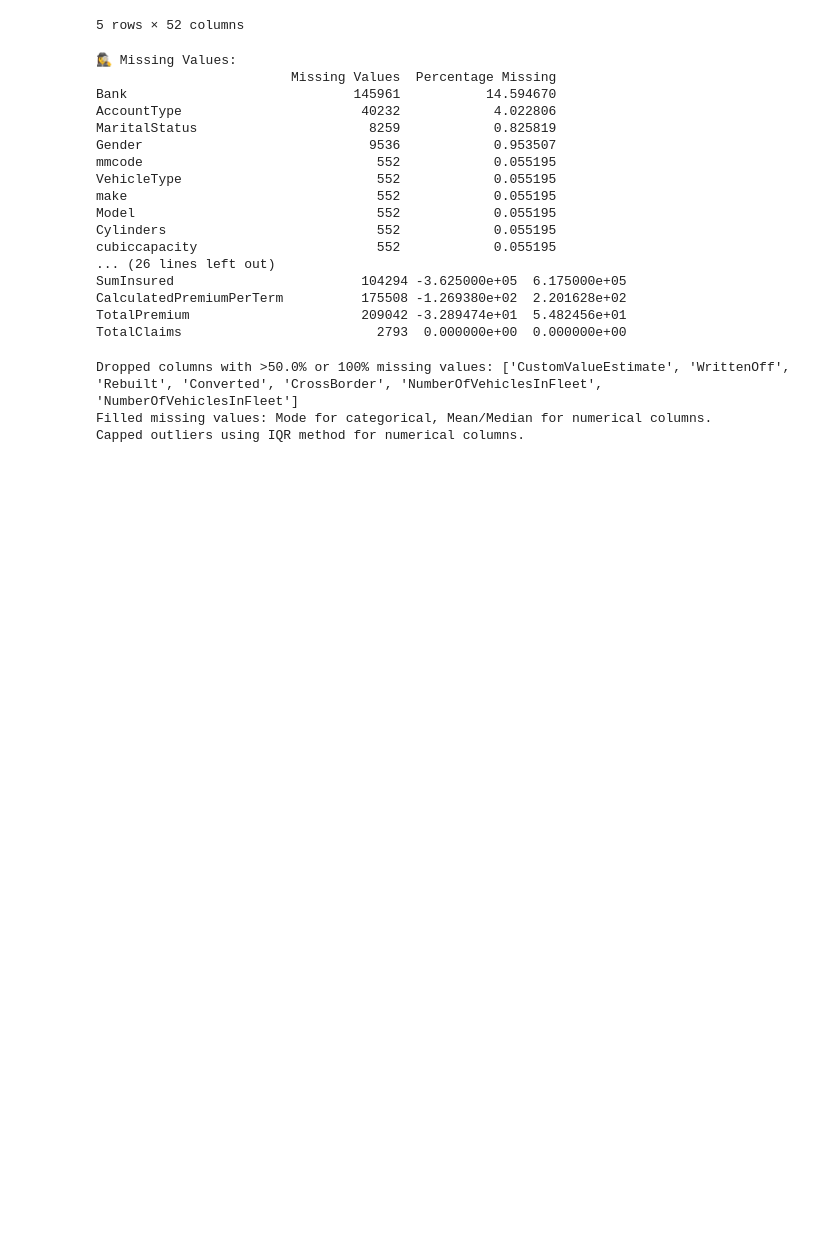
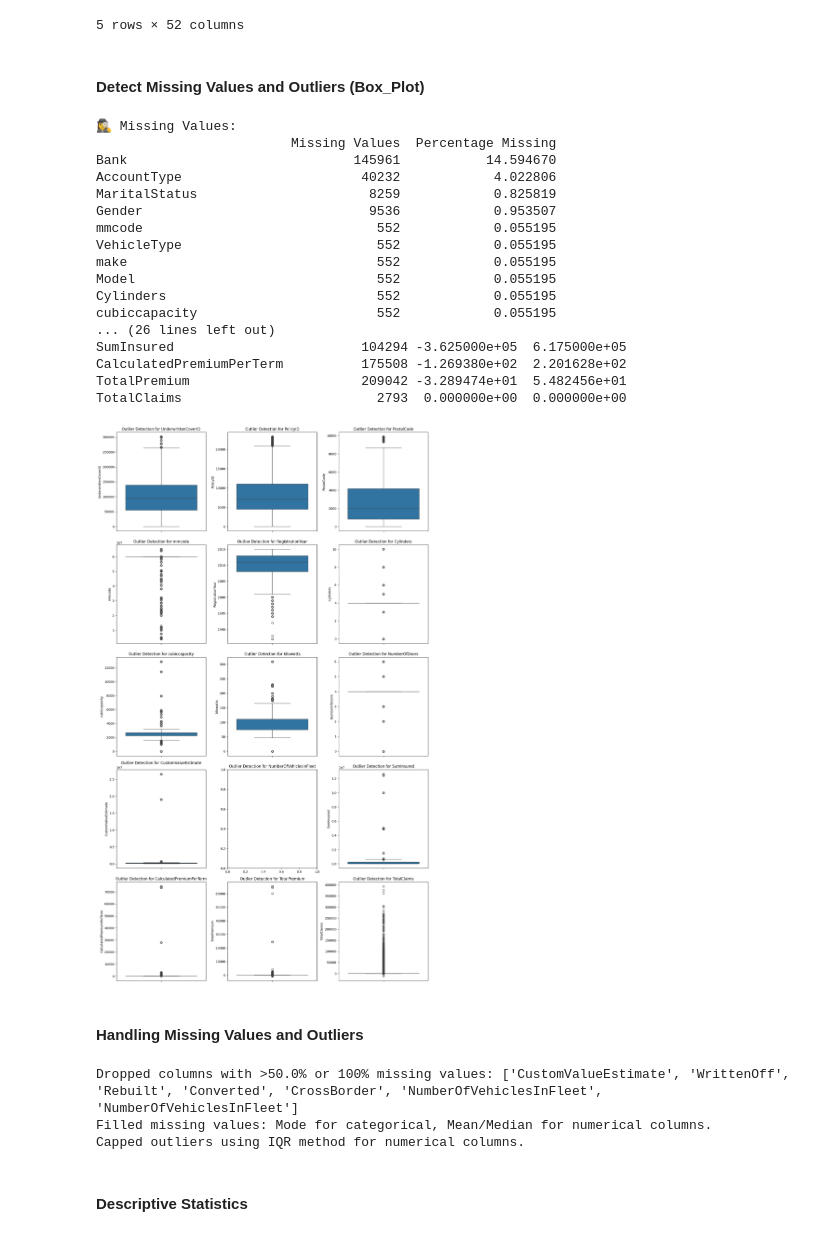
Before and after one commit to Ethel-Star/Week3.AIM3, a Jupyter notebook: notebooks/Task_1.EDA.ipynb, the cells around one changed output. Cells and saved outputs as stored; diff of their text form; code cells hidden in the pictures; blank space fills up the shorter version.

Commit message:
Task-1 EDA functions: Descriptive statistics, outlier detection, and visualizations

```diff
--- a/notebooks/Task_1.EDA.ipynb
+++ b/notebooks/Task_1.EDA.ipynb
@@ -41,31 +40,37 @@ df.head()
 | 3 | 145255 | 12827 | 2015-05-01 00:00:00 | True |  | Close Corporation | Mr | ... |
 | 4 | 145255 | 12827 | 2015-07-01 00:00:00 | True |  | Close Corporation | Mr | ... |
 5 rows × 52 columns
+# %% [markdown]
+#### Detect Missing Values and Outliers (Box_Plot)
 # %%
 print("🕵️‍♀️ Missing Values:")
 print(detect_missing_values(df))
 
 # Detect Outliers
 print("\n🕵️‍♂️ Outliers:")
 print(detect_outliers(df))
+outlier_detection(df)
 # %% [output]
 🕵️‍♀️ Missing Values:
                          Missing Values  Percentage Missing
 Bank                             145961           14.594670
 AccountType                       40232            4.022806
 MaritalStatus                      8259            0.825819
 Gender                             9536            0.953507
 mmcode                              552            0.055195
 VehicleType                         552            0.055195
 make                                552            0.055195
 Model                               552            0.055195
 Cylinders                           552            0.055195
 cubiccapacity                       552            0.055195
 ... (26 lines left out)
 SumInsured                        104294 -3.625000e+05  6.175000e+05
 CalculatedPremiumPerTerm          175508 -1.269380e+02  2.201628e+02
 TotalPremium                      209042 -3.289474e+01  5.482456e+01
 TotalClaims                         2793  0.000000e+00  0.000000e+00
+[figure, added]
+# %% [markdown]
+#### Handling Missing Values and Outliers
 # %%
 df = handle_missing_values(df)
 
@@ -75,6 +80,8 @@ df = handle_outliers(df)
 Dropped columns with >50.0% or 100% missing values: ['CustomValueEstimate', 'WrittenOff', 'Rebuilt', 'Converted', 'CrossBorder', 'NumberOfVehiclesInFleet', 'NumberOfVehiclesInFleet']
 Filled missing values: Mode for categorical, Mean/Median for numerical columns.
 Capped outliers using IQR method for numerical columns.
+# %% [markdown]
+#### Descriptive Statistics
 # %%
 # Descriptive Statistics
 print("Descriptive Statistics:")
```
Also changed, not shown: parts of 18 cells of this notebook, 7 other files.
